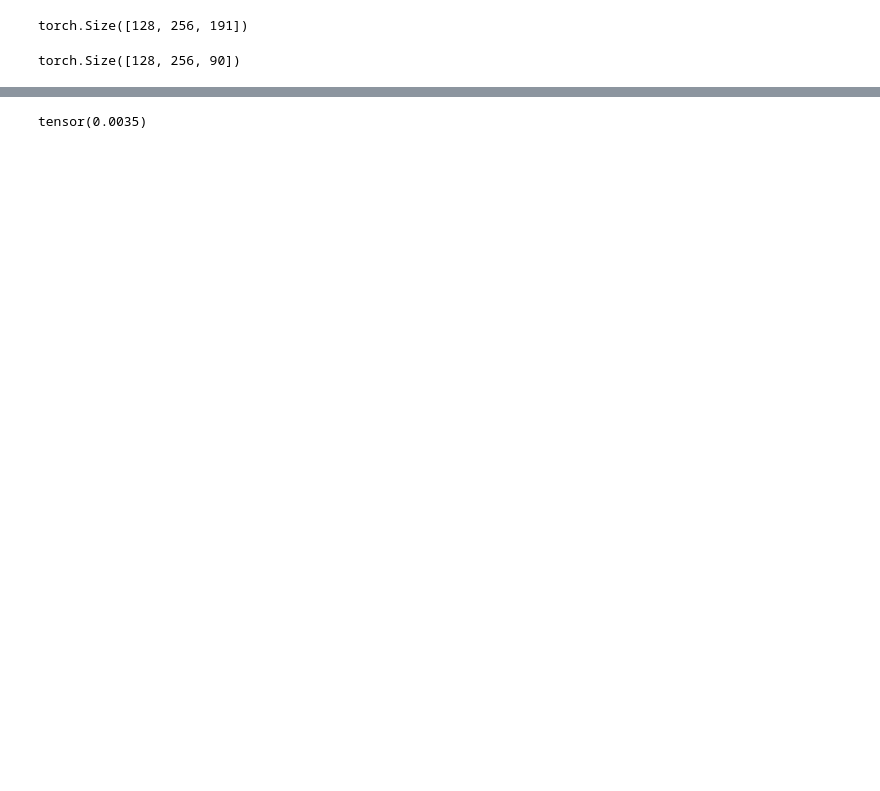
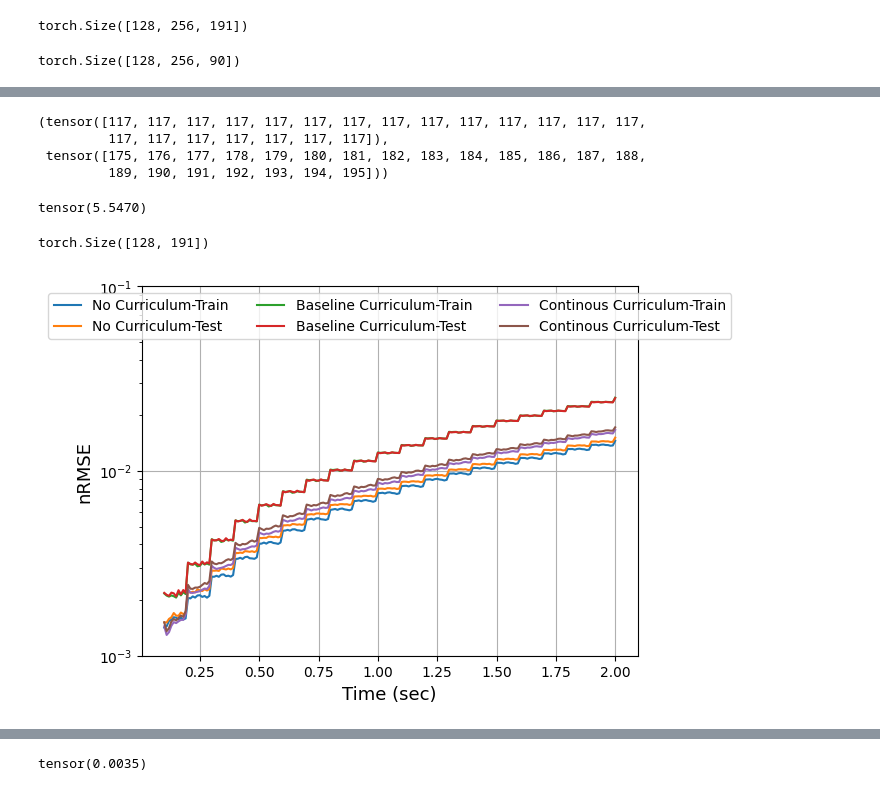
Before and after one commit to seuncoker/constant_autoregression, a Jupyter notebook: analysis_1.ipynb, the cells around one changed output, grey strips where cells are left out. Saved outputs shown, nothing was run; the diff lists cells and outputs as text; code cells hidden in the pictures; blank space fills up the shorter version.

```diff
--- a/analysis_1.ipynb
+++ b/analysis_1.ipynb
@@ -301,0 +163,3 @@ test_var_iter_200_T = analyze_result(file_loc)
+# %%
+file_loc = "/nobackup/scoc/variable_autoregression/result/A1/constant_time/dt_1_ms_10_horizon_3/run_6_iteration_200/run_6_iteration_200_result_.pt"
+test_var_iter_200_a1 = analyze_result(file_loc)
@@ -301,0 +169,3 @@ test_var_iter_200_T = analyze_result(file_loc)
+# %%
+file_loc = "/nobackup/scoc/variable_autoregression/result/A1/constant_time/dt_1_ms_10_horizon_3/run_6_iteration_200_curriculum/run_6_iteration_200_curriculum_result_.pt"
+test_var_iter_200_cur_a1 = analyze_result(file_loc)
@@ -301,0 +175,3 @@ test_var_iter_200_T = analyze_result(file_loc)
+# %%
+file_loc = "/nobackup/scoc/variable_autoregression/result/A1/constant_time/sequential_curriculum/run_4/run_4_result_.pt"
+test_var_iter_200_seq_cur_a1_ = analyze_result(file_loc)
@@ -301,0 +230,11 @@ test_var_iter_200_T = analyze_result(file_loc)
+# %%
+torch.where(test_var_iter_200_cur_a1_[0][0]> 10)
+# %% [output]
+(tensor([117, 117, 117, 117, 117, 117, 117, 117, 117, 117, 117, 117, 117, 117,
+         117, 117, 117, 117, 117, 117, 117]),
+ tensor([175, 176, 177, 178, 179, 180, 181, 182, 183, 184, 185, 186, 187, 188,
+         189, 190, 191, 192, 193, 194, 195]))
+# %%
+torch.mean(test_var_iter_200_cur_a1_[0][0],)
+# %% [output]
+tensor(5.5470)
@@ -301,0 +247,28 @@ test_var_iter_200_T = analyze_result(file_loc)
+# %%
+test_var_iter_200_seq_cur_a1_[0][0].shape
+# %% [output]
+torch.Size([128, 191])
+# %%
+timess = torch.arange(10,201)*0.01
+plt.plot(timess, torch.mean(test_var_iter_200_a1[-1][0], dim=0), label = "No Curriculum-Train")
+plt.plot(timess, torch.mean(test_var_iter_200_a1[0][0], dim=0), label = "No Curriculum-Test")
+
+plt.plot(timess, torch.mean(test_var_iter_200_seq_cur_a1_[-1][0], dim=0), label = "Baseline Curriculum-Train")
+plt.plot(timess, torch.mean(test_var_iter_200_seq_cur_a1_[0][0], dim=0), label = "Baseline Curriculum-Test")
+
+plt.plot(timess, torch.mean(test_var_iter_200_cur_a1[-1][0], dim=0), label = "Continous Curriculum-Train")
+plt.plot(timess, torch.mean(test_var_iter_200_cur_a1[0][0], dim=0), label = "Continous Curriculum-Test")
+#plt.plot(timess, torch.mean(torch.cat((test_var_iter_200_cur_a1[0][0][:117], test_var_iter_200_cur_a1_[0][0][118:]), dim=0), dim=0), label = "Continous Curriculum-Test")
+#timess = torch.arange(10,201)*0.01
+#plt.plot(timess, torch.mean(test_var_iter_200_seq_cur_a1_[0][0], dim=0), label = "Sequence Continous Curriculum-Train")
+#test_var_iter_200_seq_cur_a1_
+plt.legend(ncol=3, loc="upper center")  # Set the number of columns to 3
+
+plt.yscale("log")
+plt.ylim([0.001, 0.1])
+plt.xlabel("Time (sec)", fontsize="13")
+plt.ylabel("nRMSE", fontsize="13")
+
+plt.grid()
+# %% [output]
+[figure, added]
```
Also changed, not shown: parts of 63 cells of this notebook, 11 other files.
